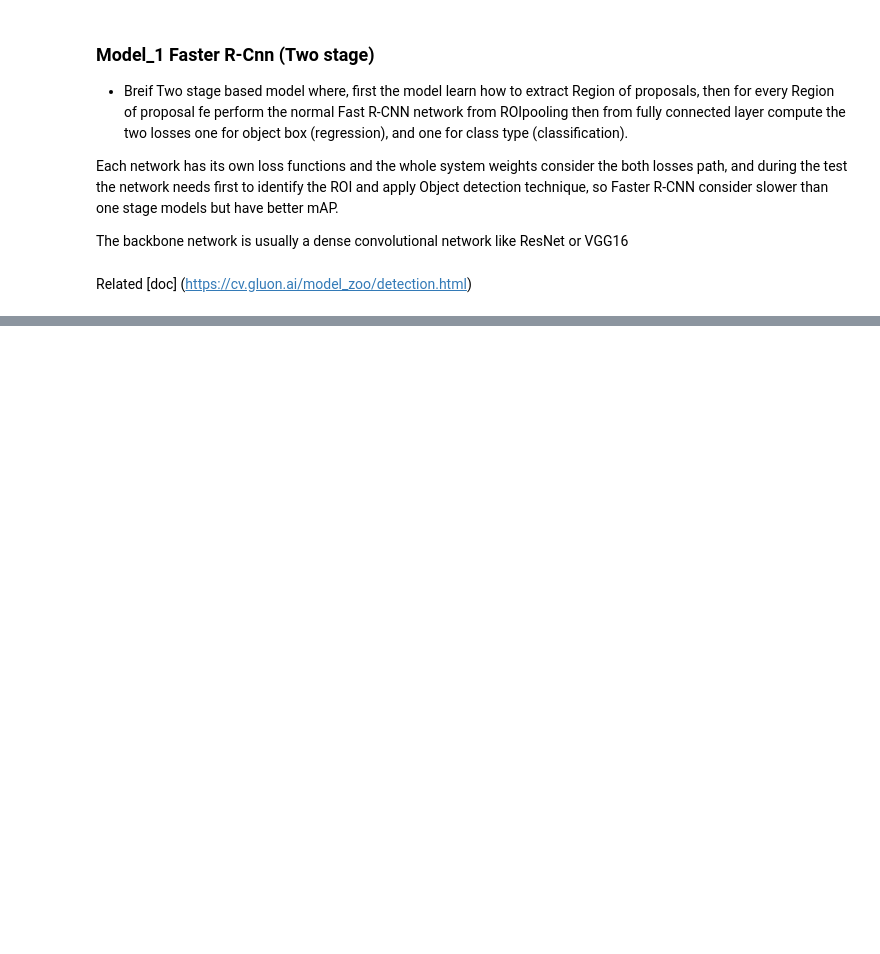
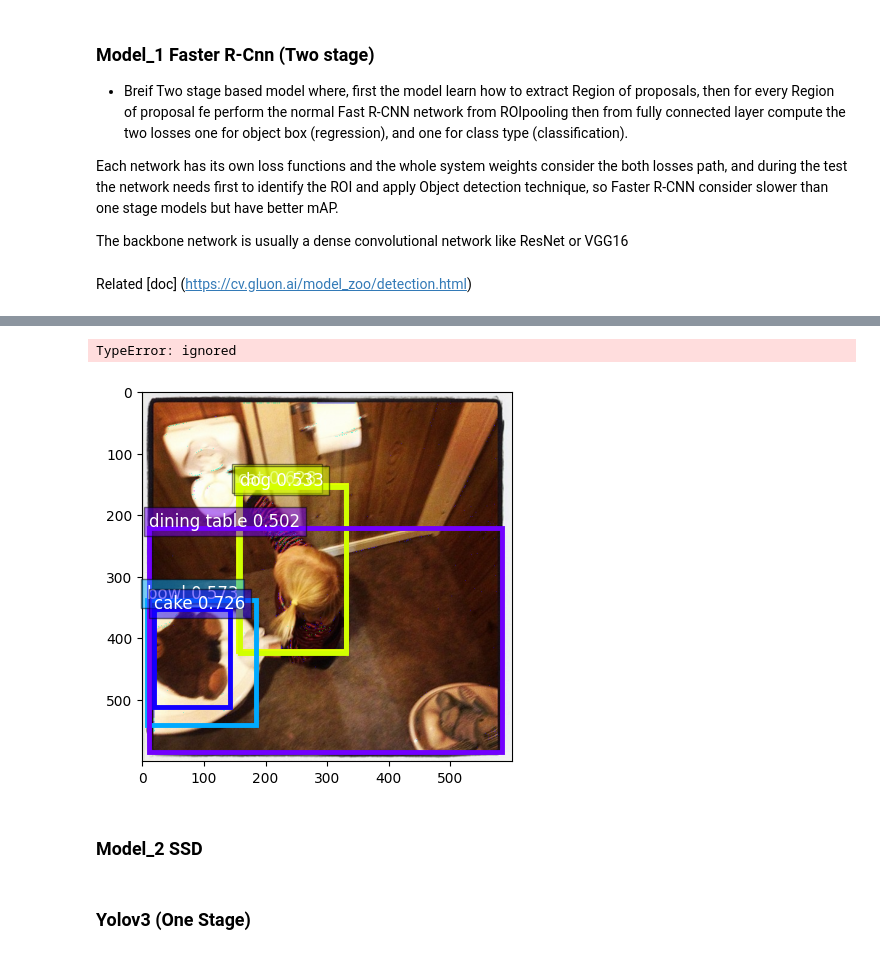
Before and after one commit to VinceVSCode/Project_Master_Thesis, a Jupyter notebook: Project/Attempt_2.ipynb, the cells around one changed output, grey strips where cells are left out. Drawn from its saved outputs; the diff is of its cells as text; code cells hidden in the pictures; blank space fills up the shorter version.

```diff
--- a/Project/Attempt_2.ipynb
+++ b/Project/Attempt_2.ipynb
@@ -268,7 +324,7 @@ Related [documantation](https://cv.gluon.ai/api/utils.html) for gluoncv.utils
 def create_test_model(model,img):
   #convert the image to compatible mx_image
   mx_img = mx.nd.array(img)
-  x,original_img = data.transform.presets.rcnn.transform.test(mx_img)
+  x,original_img = data.transforms.presets.rcnn.transform_test(mx_img)
 
   timer.start()
 
@@ -318,6 +372,7 @@ Path_to_image:: 000000417043.jpg
 # %%
 #Test our model
 ax,t = create_test_model(rcnn,img)
-ax.set_title("Faster R-CNN \n time elapsed: ",t)
+ax.set_title(f"Faster R-CNN \n time elapsed:{round(t,4)} ",)
 plt.show()
+type(t),type(ax)
 # %% [output]
@@ -324,0 +380,4 @@ AttributeError: ignored
+TypeError: ignored
+[figure, added]
+# %% [markdown]
+### Model_2 SSD
@@ -325,3 +390,5 @@ AttributeError: ignored
+# %% [markdown]
+### Yolov3 (One Stage)
 # %%
 # Unmount your Google Drive
 #drive.flush_and_unmount()
```
Also changed, not shown: parts of 11 cells of this notebook.
